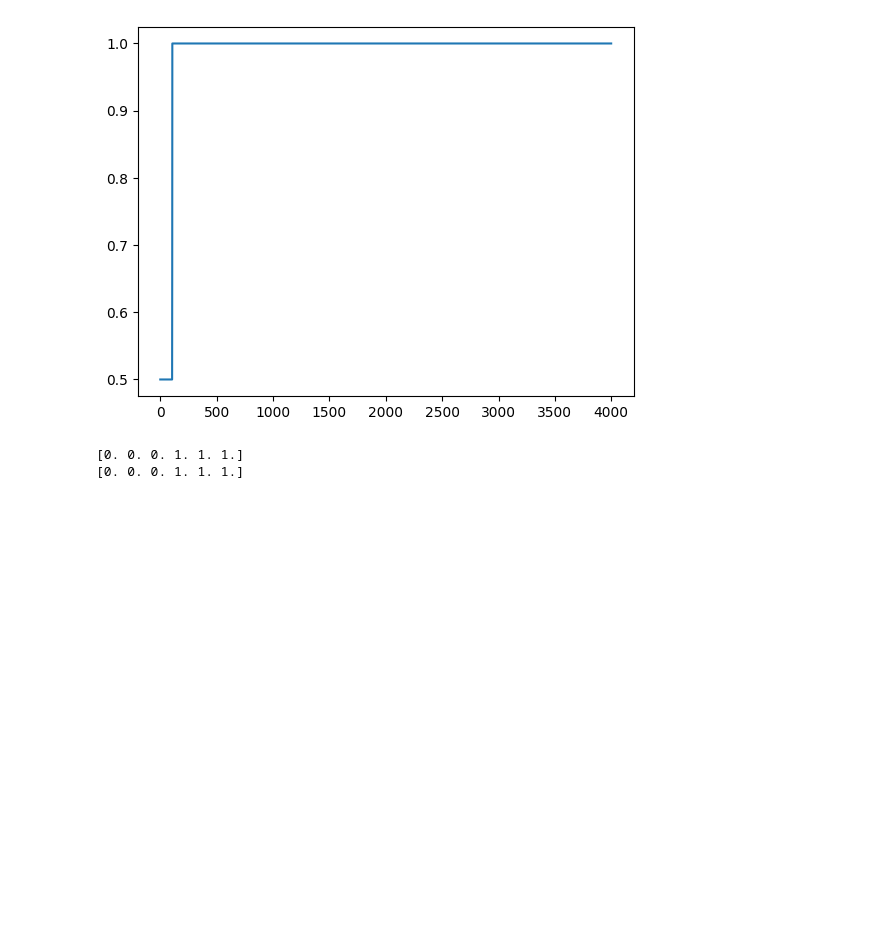
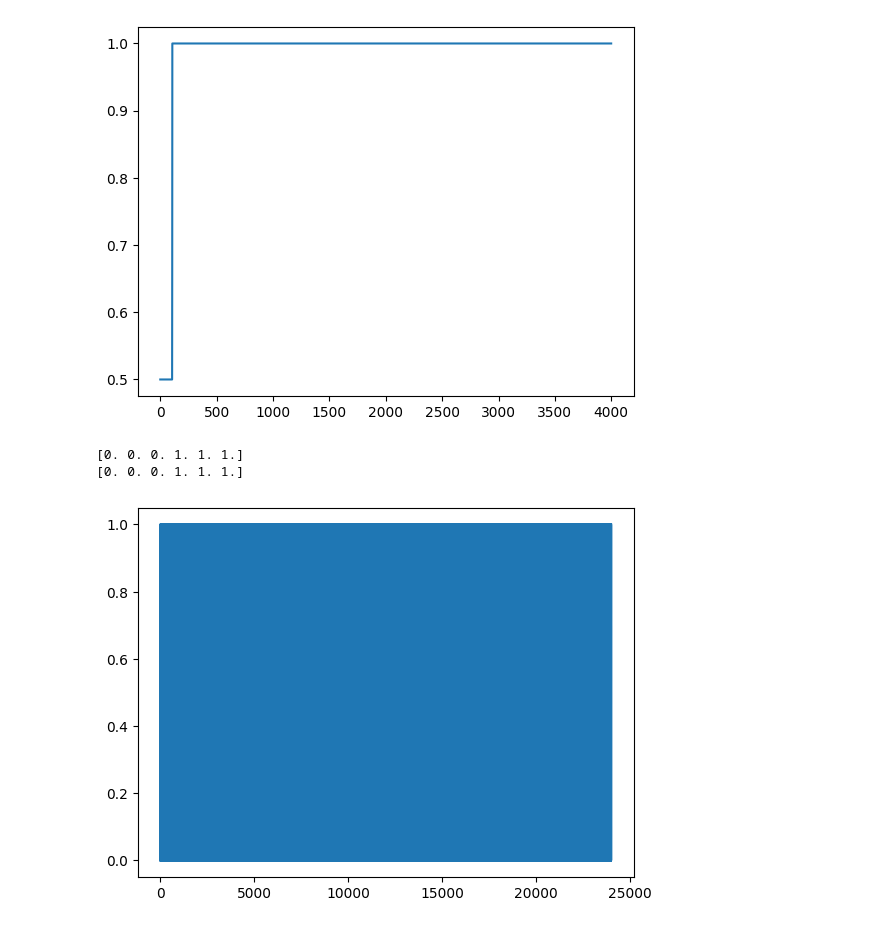
Before and after one commit to thanhvyttv/aio2025_study, a Jupyter notebook: Module6/logistic_regression_MSE.ipynb, the cells around one changed output. Cells and saved outputs as stored; diff of their text form; code cells hidden in the pictures; blank space fills up the shorter version.

```diff
--- a/Module6/logistic_regression_MSE.ipynb
+++ b/Module6/logistic_regression_MSE.ipynb
@@ -90,3 +90,36 @@ print(y)
 # %% [output]
 [0. 0. 0. 1. 1. 1.]
 [0. 0. 0. 1. 1. 1.]
+# %%
+lr = 0.31
+num_iter = 4000
+
+theta = np.array([0.1, -5])
+losses = []
+accs = []
+
+for _ in range(num_iter):
+    for i in range(N):
+        xi = X[i]
+        yi = y[i]
+
+        # predict
+        y_hat = predict(xi, theta)
+
+        # loss
+        loss = loss_function(y_hat, yi)
+
+        # gradient and update
+        gradient = compute_gradient(xi, y_hat, yi)
+        theta -= lr*gradient
+
+        losses.append(loss)
+
+    preds = predict(X, theta).round()
+    acc = (preds == y).mean()
+    accs.append(acc)
+# %%
+plt.plot(losses)
+plt.show()
+# %% [output]
+[figure, added]
```
Also changed, not shown: parts of 1 cell of this notebook, 1 other file.
